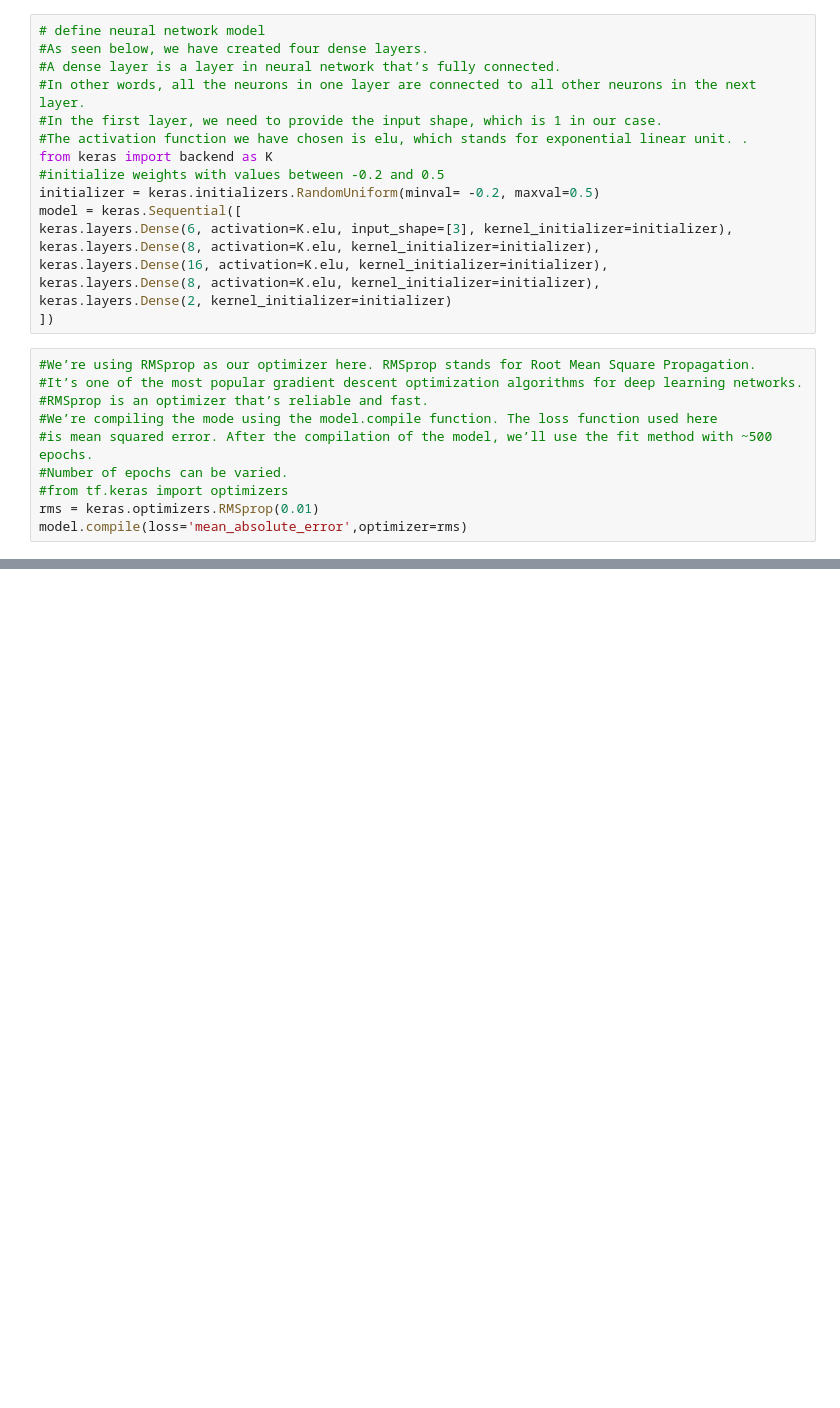
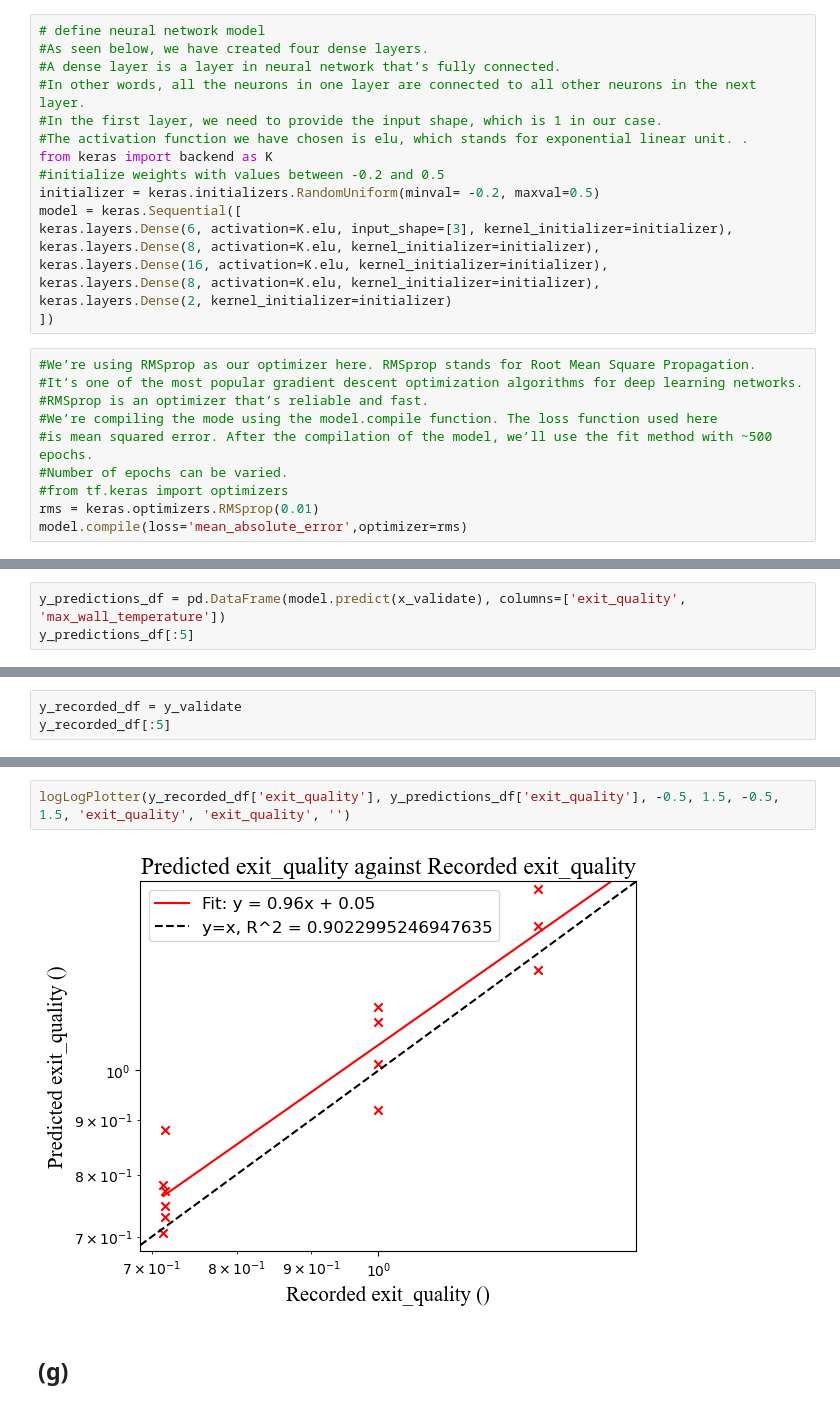
Before and after one commit to shawnkchan/ME249_P4, a Jupyter notebook: Project 4-Task 1.1.ipynb, the cells around one changed output, grey strips where cells are left out. Cells and saved outputs as stored; diff of their text form; blank space fills up the shorter version.

```diff
--- a/Project 4-Task 1.1.ipynb
+++ b/Project 4-Task 1.1.ipynb
@@ -289,0 +428,3 @@ recon_model = keras.models.load_model("best_model")
+# %%
+y_predictions_df = pd.DataFrame(model.predict(x_validate), columns=['exit_quality', 'max_wall_temperature'])
+y_predictions_df[:5]
@@ -289,0 +438,3 @@ recon_model = keras.models.load_model("best_model")
+# %%
+y_recorded_df = y_validate
+y_recorded_df[:5]
@@ -289,0 +455,6 @@ recon_model = keras.models.load_model("best_model")
+# %%
+logLogPlotter(y_recorded_df['exit_quality'], y_predictions_df['exit_quality'], -0.5, 1.5, -0.5, 1.5, 'exit_quality', 'exit_quality', '')
+# %% [output]
+[figure, added]
+# %% [markdown]
+## (g)
```
Also changed, not shown: parts of 30 cells of this notebook, 4 other files.
